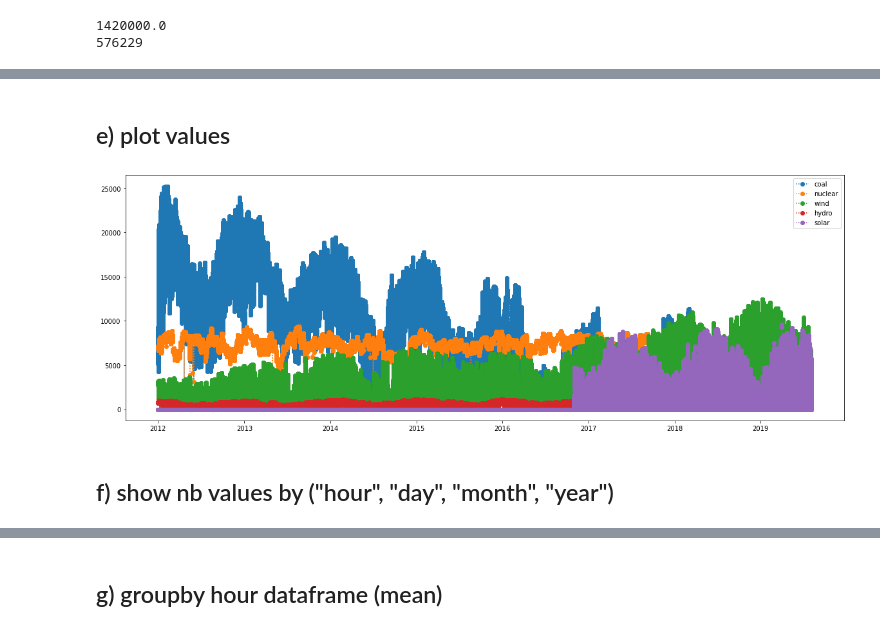
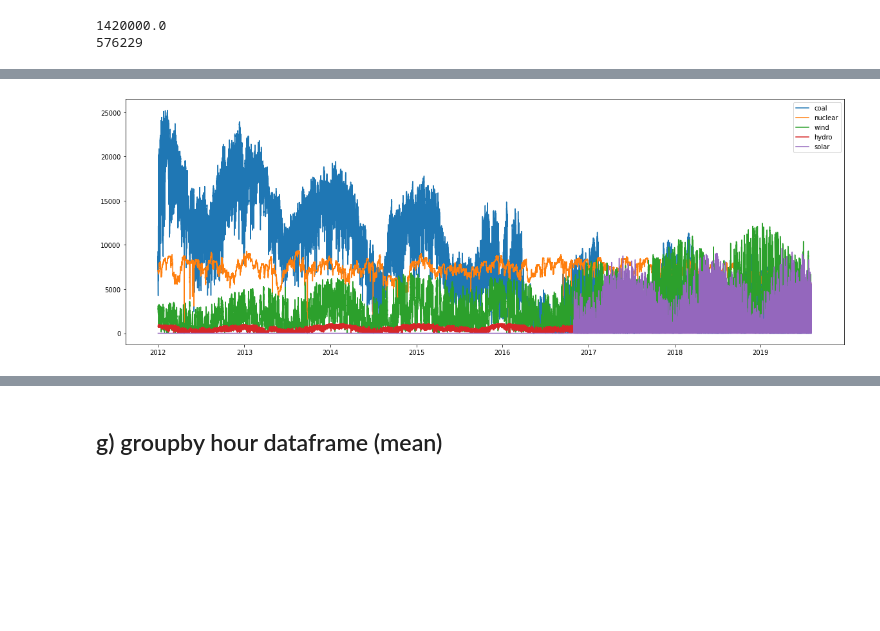
Before and after one commit to tjohanne42/time-series-project-simplon, a Jupyter notebook: preprocess_data.ipynb, the cells around one changed output, grey strips where cells are left out. Saved outputs shown, nothing was run; the diff lists cells and outputs as text; code cells hidden in the pictures; blank space fills up the shorter version.

```diff
--- a/preprocess_data.ipynb
+++ b/preprocess_data.ipynb
@@ -52,7 +52,7 @@ df["timestamp"] = pd.to_datetime(df["timestamp"])
 # %%
 plt.figure(figsize=(20,7))
 for col in df.columns[1:]:
-    plt.plot(df["timestamp"], df[col], "o:", label=col)
+    plt.plot(df["timestamp"], df[col], label=col)
 plt.legend()
 plt.show()
 # %% [output]
@@ -106,12 +96,8 @@ See the caveats in the documentation: https://pandas.pydata.org/pandas-docs/stab
-# %% [markdown]
-## e) plot values
 # %%
 plt.figure(figsize=(20,7))
 for col in df.columns[1:]:
-    plt.plot(df["timestamp"], df[col], "o:", label=col)
+    plt.plot(df["timestamp"], df[col], label=col)
 plt.legend()
 plt.show()
 # %% [output]
-[figure, old version]
+[figure, new version]
-# %% [markdown]
-## f) show nb values by ("hour", "day", "month", "year")
```
Also changed, not shown: parts of 38 cells of this notebook.
